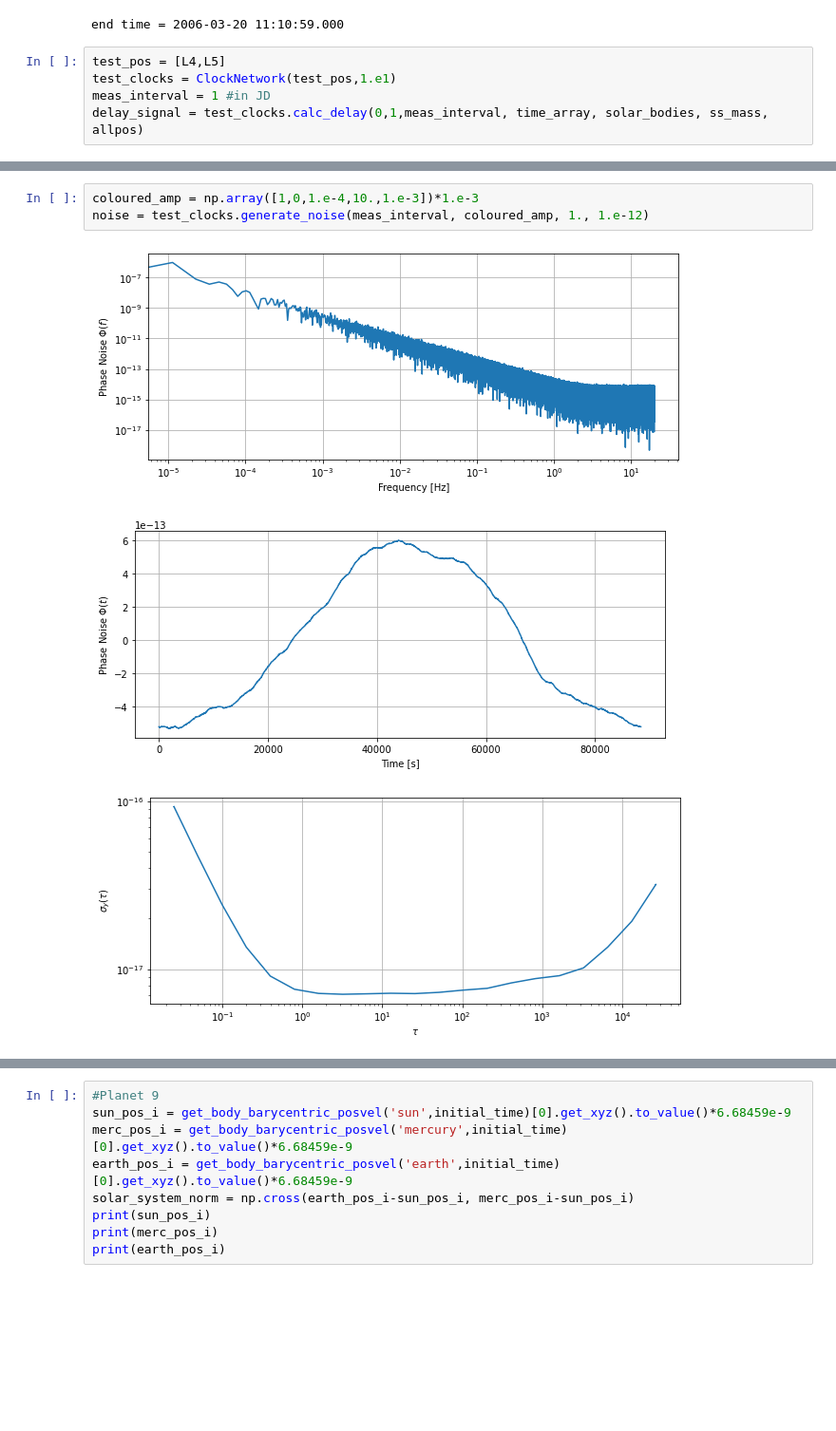
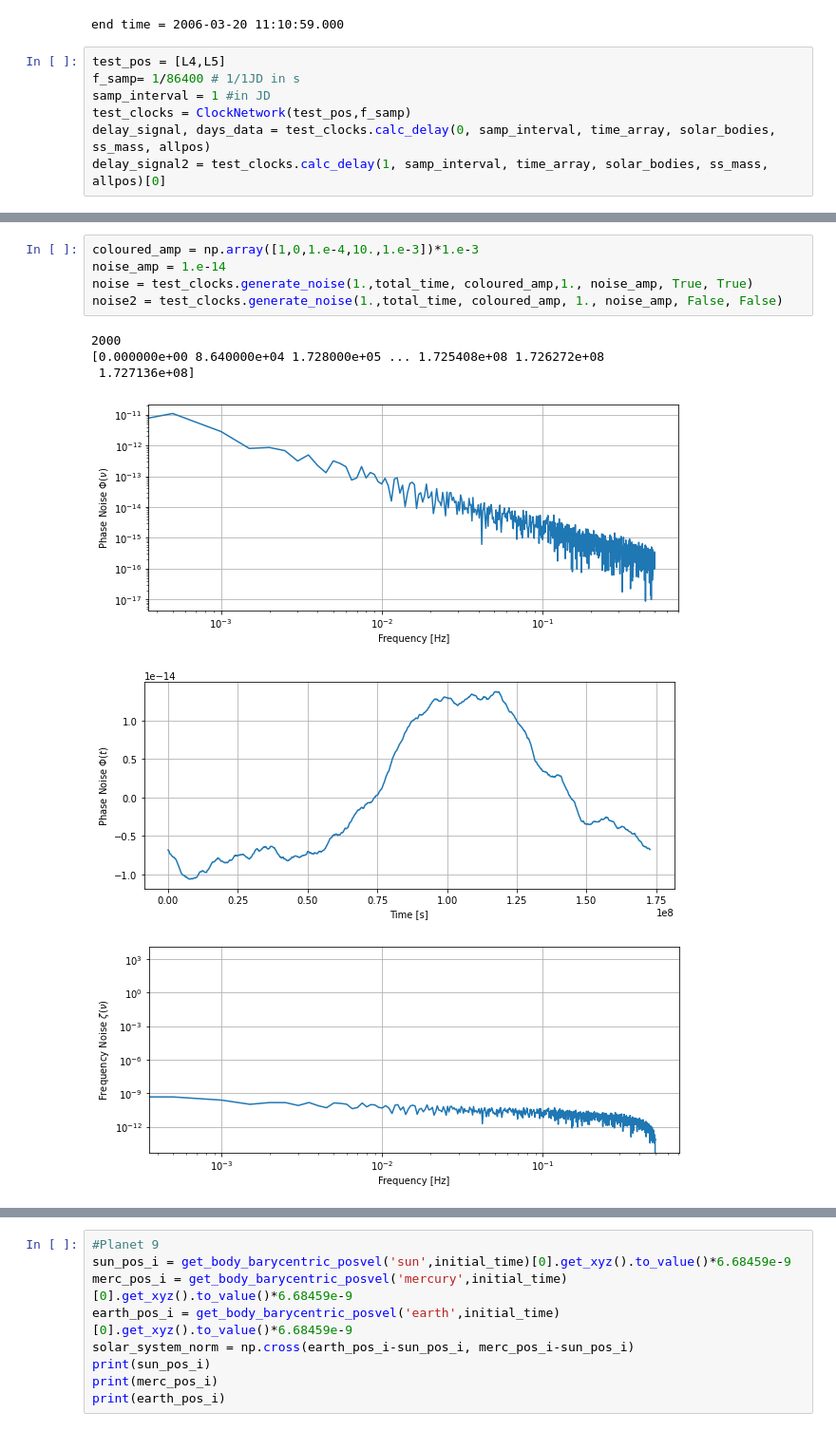
Before and after one commit to suannlim/msci_spaceclocks, a Jupyter notebook: SpaceClock.ipynb, the cells around one changed output, grey strips where cells are left out. Shown at 95% size. Drawn from its saved outputs; the diff is of its cells as text; blank space fills up the shorter version.

Commit message:
update on grav + noise, pl9 est

```diff
--- a/SpaceClock.ipynb
+++ b/SpaceClock.ipynb
@@ -436,7 +452,9 @@ L5 = lps[4]
 end time = 2006-03-20 11:10:59.000
 # %%
 test_pos = [L4,L5]
-test_clocks = ClockNetwork(test_pos,1.e1)
-meas_interval = 1 #in JD
-delay_signal = test_clocks.calc_delay(0,1,meas_interval, time_array, solar_bodies, ss_mass, allpos)
+f_samp= 1/86400 # 1/1JD in s
+samp_interval = 1 #in JD
+test_clocks = ClockNetwork(test_pos,f_samp)
+delay_signal, days_data = test_clocks.calc_delay(0, samp_interval, time_array, solar_bodies, ss_mass, allpos)
+delay_signal2 = test_clocks.calc_delay(1, samp_interval, time_array, solar_bodies, ss_mass, allpos)[0]
 # %% [output]
@@ -444,7 +517,12 @@ delay_signal = test_clocks.calc_delay(0,1,meas_interval, time_array, solar_bodie
 # %%
 coloured_amp = np.array([1,0,1.e-4,10.,1.e-3])*1.e-3
-noise = test_clocks.generate_noise(meas_interval, coloured_amp, 1., 1.e-12)
+noise_amp = 1.e-14
+noise = test_clocks.generate_noise(1.,total_time, coloured_amp,1., noise_amp, True, True)
+noise2 = test_clocks.generate_noise(1.,total_time, coloured_amp, 1., noise_amp, False, False)
 # %% [output]
+2000
+[0.000000e+00 8.640000e+04 1.728000e+05 ... 1.725408e+08 1.726272e+08
+ 1.727136e+08]
-[figure, old version]
+[figure, new version]
-[figure, old version]
+[figure, new version]
-[figure, old version]
+[figure, new version]
```
Also changed, not shown: parts of 17 cells of this notebook, 1 other file.
